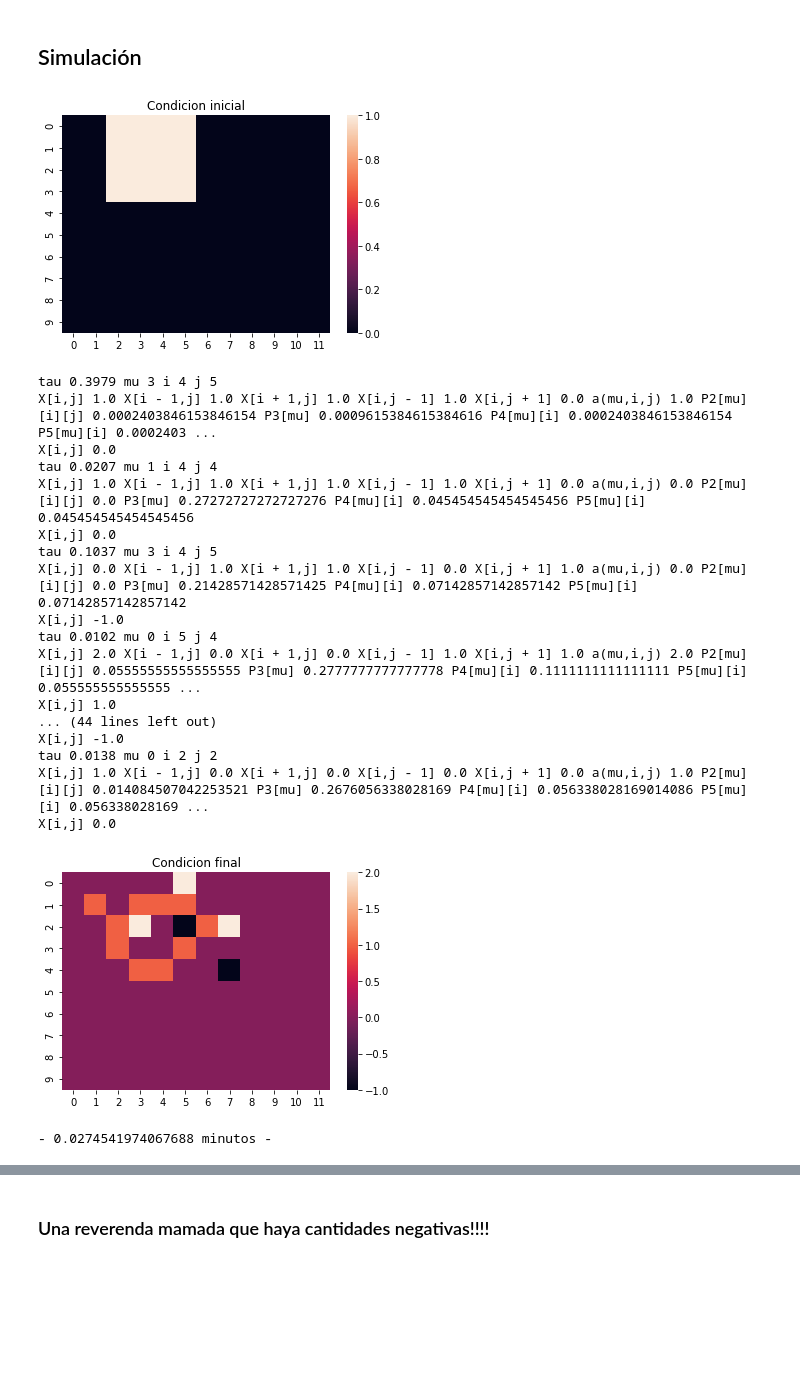
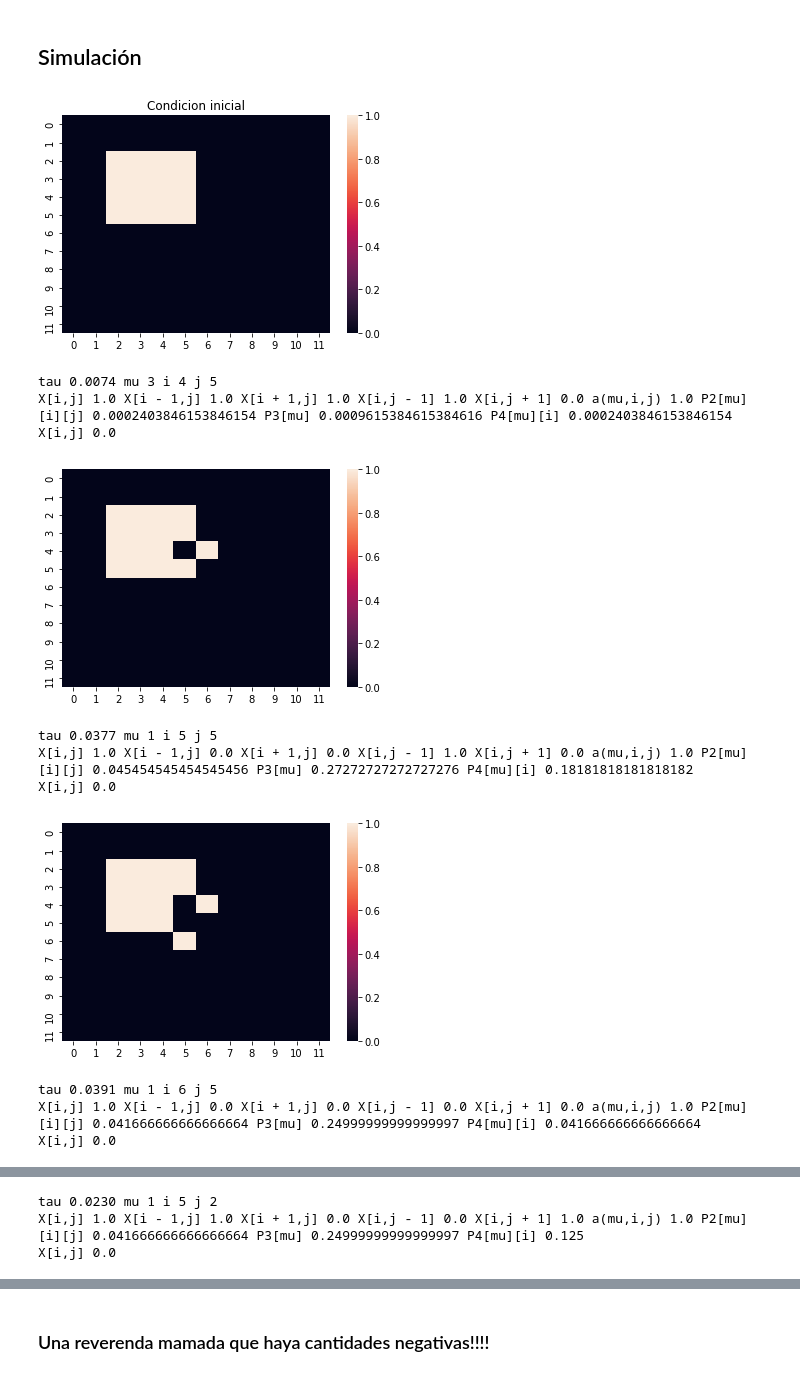
Before and after one commit to AdrianoValdesGomez/Selected-Topics-in-Biophysics, a Jupyter notebook: Notebooks/Gillespie Algorithm (Extension to anisotropic environments).ipynb, the cells around one changed output, grey strips where cells are left out. Cells and saved outputs as stored; diff of their text form; code cells hidden in the pictures; blank space fills up the shorter version.

```diff
--- a/Notebooks/Gillespie Algorithm (Extension to anisotropic environments).ipynb
+++ b/Notebooks/Gillespie Algorithm (Extension to anisotropic environments).ipynb
@@ -298,12 +304,12 @@ def fun_act_dif(X, mu, i, j):
         X[i,j] = X[i,j] - 1
         X[i,j - 1] = X[i,j - 1] + 1
     # Difusion hacia la derecha
-    else:
+    elif mu == 3:
         X[i,j] = X[i,j] - 1
         X[i,j + 1] = X[i,j + 1] + 1
     return X
 # %%
-def paso_montecarlo(X, a, t, P2, P3, P4, P5, d):
+def paso_montecarlo(X, a, t, P2, P3, d):
 
     r1 = np.random.rand()
     r2 = np.random.rand()
@@ -329,19 +335,29 @@ def paso_montecarlo(X, a, t, P2, P3, P4, P5, d):
 
     mu = fun_mu(P3,r2)
 
+        # Aqui se tienen que calcular las probabilidades P4 y P5
+
+    for i in range(1,d + 1):
+        suma_j = 0
+        for j in range(1,d + 1):
+            suma_j = suma_j + P2[mu,i,j]
+        P4[i] = suma_j
+
     # Seleccion del renglon de ocurrencia
 
     i = fun_i(P3,P4,r3,mu)
 
+
+
     # Seleccion de la columna de ocurrencia
 
-    j = fun_j(P3,P5,r4,mu)
+    j = fun_j(P4,r4,mu,i)
 
     print('tau',format(tau, '.4f'),'mu',mu,'i',i,'j',j)
 
     print('X[i,j]',X[i][j], 'X[i - 1,j]',X[i - 1][j], 'X[i + 1,j]',X[i + 1][j],#
           'X[i,j - 1]',X[i][j - 1], 'X[i,j + 1]',X[i][j + 1], 'a(mu,i,j)',a[mu][i][j],#
-          'P2[mu][i][j]',P2[mu][i][j],'P3[mu]',P3[mu], 'P4[mu][i]',P4[mu][i], 'P5[mu][i]',P4[mu][j])
+          'P2[mu][i][j]',P2[mu][i][j],'P3[mu]',P3[mu], 'P4[mu][i]',P4[i])
 
     # Actualizamos el vector de concentracion de acuerdo con el proceso elegido
 
@@ -366,9 +382,11 @@ def paso_montecarlo(X, a, t, P2, P3, P4, P5, d):
 
     # Actualizamos las Ps
 
-    P2, P3, P4, P5 = act_probs(a,a0,P2,P3,P4,P5, d)
+    P2, P3 = act_probs(a,a0,P2,P3, d)
 
-    return t, X, a, P2, P3, P4, P5
+
+
+    return t, X, a, P2, P3
 # %% [markdown]
 ### Tests
 # %%
@@ -552,7 +574,7 @@ X0 = X
 # %%
 start_time = time.time()
 
-N_pasos = 20
+N_pasos = 100
 
 
 d = 10
@@ -572,7 +594,7 @@ X0 = func_act_CC(X0, d)
 
 # Visualizamos la conddicion inicial
 
-sns.heatmap(X0[1:101][1:101])
+sns.heatmap(X0)
 plt.title("Condicion inicial")
 plt.show()
 
@@ -581,59 +603,51 @@ plt.show()
 a = np.zeros((4,102,102))
 P2 = np.zeros((4,102,102))
 P3 = np.zeros((4))
-P4 = np.zeros((4,102))
-P5 = np.zeros((4,102))
+P4 = np.zeros((102))
+#P5 = np.zeros((4,102))
 
 # Iniciamos el tiempo
 
 t = 0
 
 # Calculamos las propensiones
 
 a = actualizacion_as(a,X0, d)
 
 # Lista para registrar los momentos de actualizacion
 
 tiempos = [0]
 
 # Calculo de las probabilidades iniciales
 
-P2, P3, P4, P5 = act_probs(a,a0,P2,P3,P4,P5, d)
+P2, P3 = act_probs(a,a0,P2,P3, d)
 
 
 # Bucle Principal Monte Carlo
 
 for i in range(0,N_pasos):
-    t, X0, a, P2, P3, P4, P5 = paso_montecarlo(X0, a, t, P2, P3, P4, P5, d)
+    t, X0, a, P2, P3 = paso_montecarlo(X0, a, t, P2, P3, d)
     tiempos.append(t)
-    #sns.heatmap(X0[1:101][1:101])
-    #plt.show()
+    sns.heatmap(X0)
+    plt.show()
 
-sns.heatmap(X0[1:101][1:101])
+sns.heatmap(X0)
 plt.title("Condicion final")
 plt.show()
 
 tiempo_Sim = (time.time() - start_time)/60.
 
-print("- %s minutos -" % (tiempo_Sim))
+print("- %s minutos de simulación -" % (tiempo_Sim))
 # %% [output]
-[figure, old version]
+[figure, new version]
-tau 0.3979 mu 3 i 4 j 5
-X[i,j] 1.0 X[i - 1,j] 1.0 X[i + 1,j] 1.0 X[i,j - 1] 1.0 X[i,j + 1] 0.0 a(mu,i,j) 1.0 P2[mu][i][j] 0.0002403846153846154 P3[mu] 0.0009615384615384616 P4[mu][i] 0.0002403846153846154 P5[mu][i] 0.0002403 ...
+tau 0.0074 mu 3 i 4 j 5
+X[i,j] 1.0 X[i - 1,j] 1.0 X[i + 1,j] 1.0 X[i,j - 1] 1.0 X[i,j + 1] 0.0 a(mu,i,j) 1.0 P2[mu][i][j] 0.0002403846153846154 P3[mu] 0.0009615384615384616 P4[mu][i] 0.0002403846153846154
 X[i,j] 0.0
-tau 0.0207 mu 1 i 4 j 4
-X[i,j] 1.0 X[i - 1,j] 1.0 X[i + 1,j] 1.0 X[i,j - 1] 1.0 X[i,j + 1] 0.0 a(mu,i,j) 0.0 P2[mu][i][j] 0.0 P3[mu] 0.27272727272727276 P4[mu][i] 0.045454545454545456 P5[mu][i] 0.045454545454545456
-X[i,j] 0.0
-tau 0.1037 mu 3 i 4 j 5
-X[i,j] 0.0 X[i - 1,j] 1.0 X[i + 1,j] 1.0 X[i,j - 1] 0.0 X[i,j + 1] 1.0 a(mu,i,j) 0.0 P2[mu][i][j] 0.0 P3[mu] 0.21428571428571425 P4[mu][i] 0.07142857142857142 P5[mu][i] 0.07142857142857142
-X[i,j] -1.0
-tau 0.0102 mu 0 i 5 j 4
-X[i,j] 2.0 X[i - 1,j] 0.0 X[i + 1,j] 0.0 X[i,j - 1] 1.0 X[i,j + 1] 1.0 a(mu,i,j) 2.0 P2[mu][i][j] 0.05555555555555555 P3[mu] 0.2777777777777778 P4[mu][i] 0.1111111111111111 P5[mu][i] 0.055555555555555 ...
-X[i,j] 1.0
-... (44 lines left out)
-X[i,j] -1.0
-tau 0.0138 mu 0 i 2 j 2
-X[i,j] 1.0 X[i - 1,j] 0.0 X[i + 1,j] 0.0 X[i,j - 1] 0.0 X[i,j + 1] 0.0 a(mu,i,j) 1.0 P2[mu][i][j] 0.014084507042253521 P3[mu] 0.2676056338028169 P4[mu][i] 0.056338028169014086 P5[mu][i] 0.056338028169 ...
-X[i,j] 0.0
-[figure, old version]
+[figure, new version]
-- 0.0274541974067688 minutos -
+tau 0.0377 mu 1 i 5 j 5
+X[i,j] 1.0 X[i - 1,j] 0.0 X[i + 1,j] 0.0 X[i,j - 1] 1.0 X[i,j + 1] 0.0 a(mu,i,j) 1.0 P2[mu][i][j] 0.045454545454545456 P3[mu] 0.27272727272727276 P4[mu][i] 0.18181818181818182
+X[i,j] 0.0
+[figure, added]
+tau 0.0391 mu 1 i 6 j 5
+X[i,j] 1.0 X[i - 1,j] 0.0 X[i + 1,j] 0.0 X[i,j - 1] 0.0 X[i,j + 1] 0.0 a(mu,i,j) 1.0 P2[mu][i][j] 0.041666666666666664 P3[mu] 0.24999999999999997 P4[mu][i] 0.041666666666666664
+X[i,j] 0.0
@@ -639,0 +655,3 @@ X[i,j] 0.0
+tau 0.0230 mu 1 i 5 j 2
+X[i,j] 1.0 X[i - 1,j] 1.0 X[i + 1,j] 0.0 X[i,j - 1] 0.0 X[i,j + 1] 1.0 a(mu,i,j) 1.0 P2[mu][i][j] 0.041666666666666664 P3[mu] 0.24999999999999997 P4[mu][i] 0.125
+X[i,j] 0.0
```
Also changed, not shown: parts of 11 cells of this notebook.
